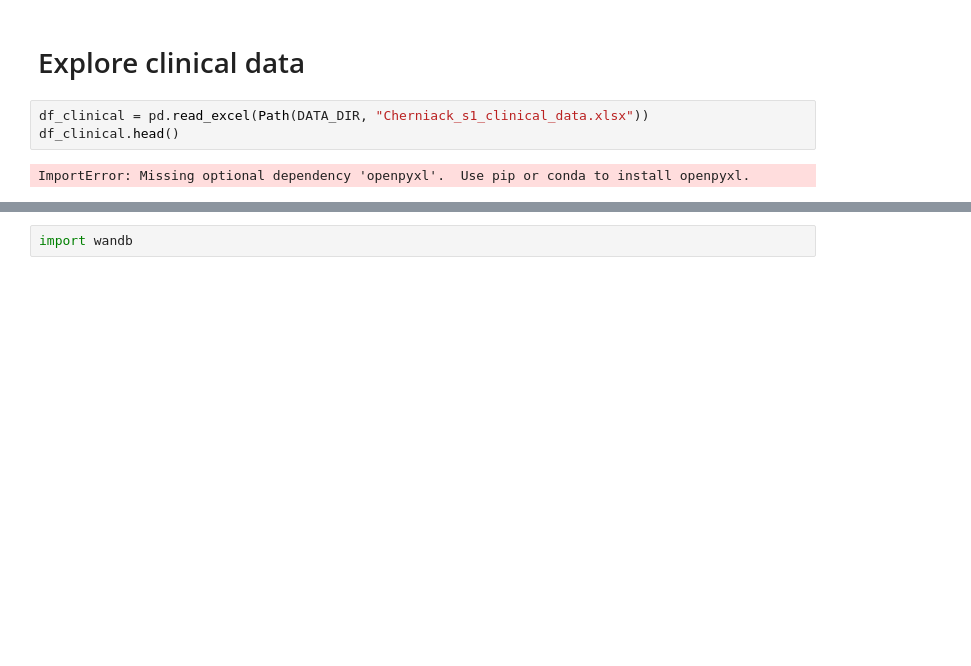
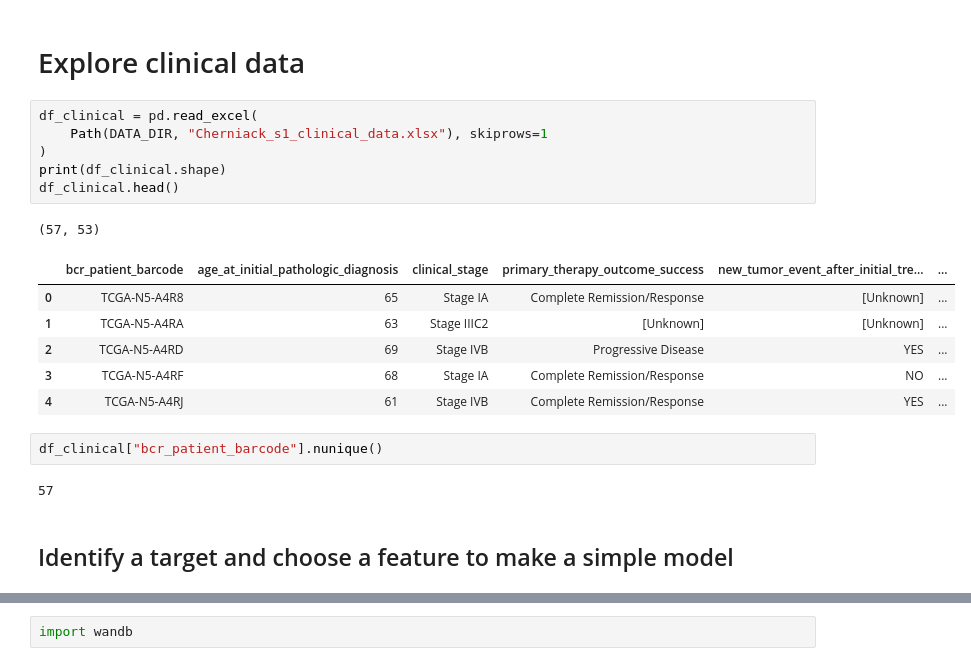
Before and after one commit to benslack19/wandb-explore, a Jupyter notebook: project/tcgna.ipynb, the cells around one changed output, grey strips where cells are left out. Saved outputs shown, nothing was run; the diff lists cells and outputs as text; blank space fills up the shorter version.

```diff
--- a/project/tcgna.ipynb
+++ b/project/tcgna.ipynb
@@ -20,7 +21,22 @@ DATA_DIR = "/Users/benlacar/Documents/career/data_science/repos/wandb-explore/da
 # %% [markdown]
 # Explore clinical data
 # %%
-df_clinical = pd.read_excel(Path(DATA_DIR, "Cherniack_s1_clinical_data.xlsx"))
+df_clinical = pd.read_excel(
+    Path(DATA_DIR, "Cherniack_s1_clinical_data.xlsx"), skiprows=1
+)
+print(df_clinical.shape)
 df_clinical.head()
 # %% [output]
-ImportError: Missing optional dependency 'openpyxl'.  Use pip or conda to install openpyxl.
+(57, 53)
+|  | bcr_patient_barcode | age_at_initial_pathologic_diagnosis | clinical_stage | primary_therapy_outcome_success | new_tumor_event_after_initial_tre... | ... |
+| 0 | TCGA-N5-A4R8 | 65 | Stage IA | Complete Remission/Response | [Unknown] | ... |
+| 1 | TCGA-N5-A4RA | 63 | Stage IIIC2 | [Unknown] | [Unknown] | ... |
+| 2 | TCGA-N5-A4RD | 69 | Stage IVB | Progressive Disease | YES | ... |
+| 3 | TCGA-N5-A4RF | 68 | Stage IA | Complete Remission/Response | NO | ... |
+| 4 | TCGA-N5-A4RJ | 61 | Stage IVB | Complete Remission/Response | YES | ... |
+# %%
+df_clinical["bcr_patient_barcode"].nunique()
+# %% [output]
+57
+# %% [markdown]
+## Identify a target and choose a feature to make a simple model
```
Also changed, not shown: parts of 13 cells of this notebook.
